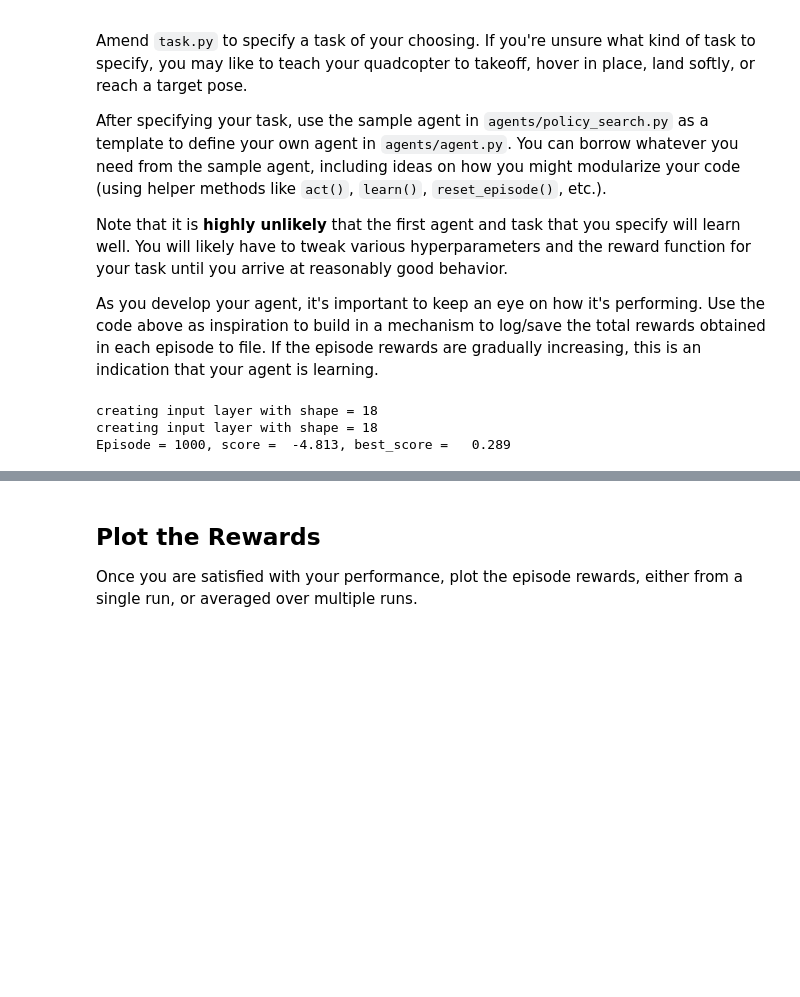
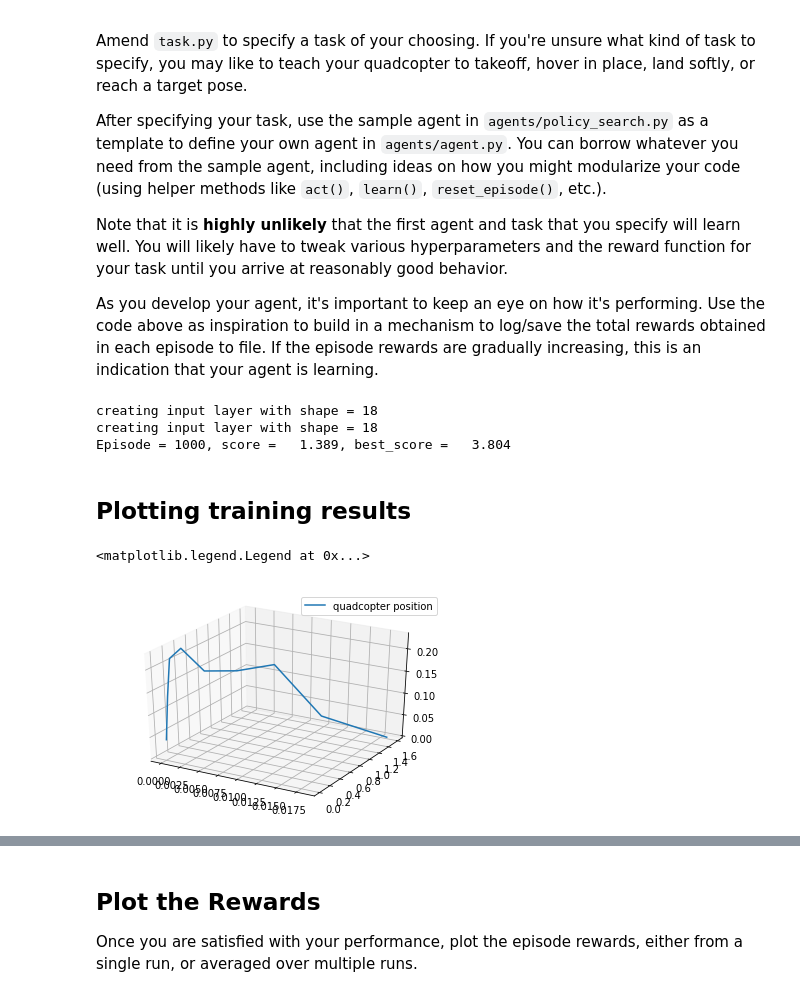
Before and after one commit to mathias-ekstroem/RL-Quadcopter-2, a Jupyter notebook: Quadcopter_Project-Copy1.ipynb, the cells around one changed output, grey strips where cells are left out. Cells and saved outputs as stored; diff of their text form; code cells hidden in the pictures; blank space fills up the shorter version.

```diff
--- a/Quadcopter_Project-Copy1.ipynb
+++ b/Quadcopter_Project-Copy1.ipynb
@@ -263,14 +262,15 @@ from takeoff_task import TakeoffTask
 
 num_episodes = 1000
 run_time = 10.
-target_pos = np.array([0., 0., 100.])  # is this takeoff?
-init_pose = np.array([0.0, 0.0, 0.0, 0.0, 0.0, 0.0])
-task = TakeoffTask(init_pose = init_pose, target_pos=target_pos)
+target_pos = np.array([0., 0., 10.])  # is this takeoff?
+init_pose = np.array([0.0, 0.0, 10.0, 0.0, 0.0, 0.0])
+task = TakeoffTask(init_pose = init_pose, target_pos=target_pos, runtime=run_time)
 agent = DDPG(task)
 
 best_score = -np.inf
 
 results_list = []
+rewards_list = []
 
 for i_episode in range(1, num_episodes+1):
     state = agent.reset_episode() # start a new episode
@@ -278,12 +278,14 @@ for i_episode in range(1, num_episodes+1):
     total_reward = 0
 
     results = {x : [] for x in labels}
+    rewards = []
 
     while True:
         action = agent.act(state) # noise is added for exploration
         next_state, reward, done = task.step(action)
 
         total_reward += reward
+        rewards.append(reward)
 
         agent.step(action, reward, next_state, done)
         state = next_state
@@ -297,6 +299,7 @@ for i_episode in range(1, num_episodes+1):
             score = total_reward / float(count) if count else 0.0
 
             results_list.append(results)
+            rewards_list.append(rewards)
 
             if score > best_score:
                 best_score = score
@@ -307,4 +310,6 @@ for i_episode in range(1, num_episodes+1):
 # %% [output]
 creating input layer with shape = 18
 creating input layer with shape = 18
-Episode = 1000, score =  -4.813, best_score =   0.289
+Episode = 1000, score =   1.389, best_score =   3.804
+# %% [markdown]
+## Plotting training results
@@ -311 +322,10 @@ Episode = 1000, score =  -4.813, best_score =   0.289
+# %%
+fig = plt.figure()
+ax = fig.gca(projection='3d')
+
+ax.plot(results['x'], results['y'], results['z'], label='quadcopter position')
+ax.legend()
+# %% [output]
+<matplotlib.legend.Legend at 0x...>
+[figure, added]
 # %%
```
Also changed, not shown: parts of 14 cells of this notebook, 2 other files.
